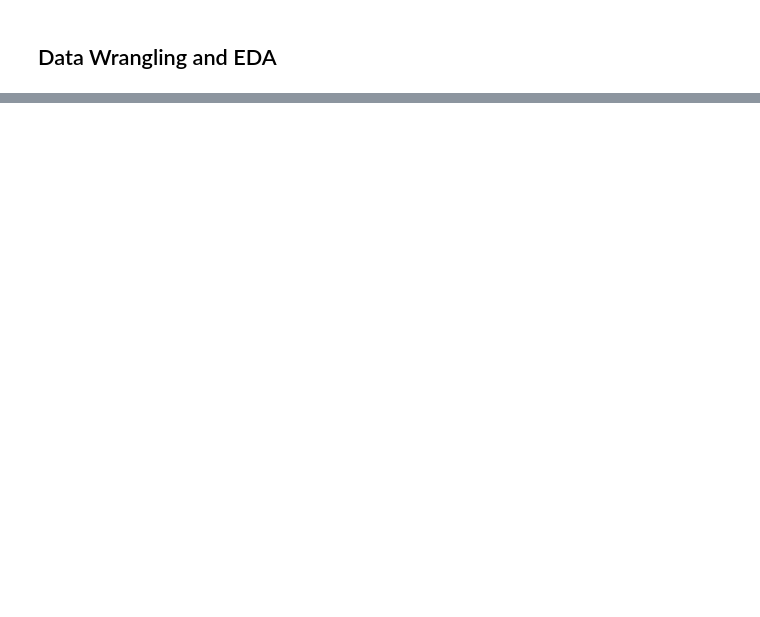
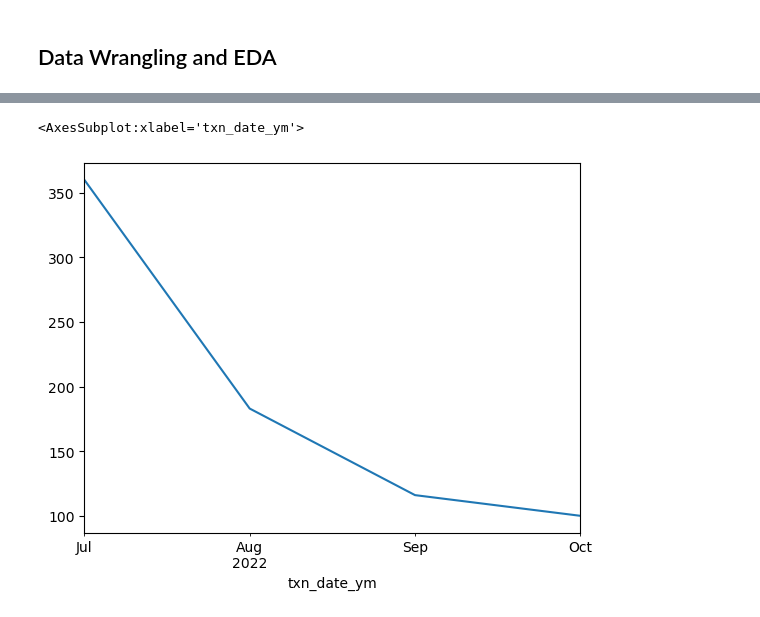
Before and after one commit to nicolas2192/CustomerLifeTimeValue, a Jupyter notebook: notebooks/mpesa.ipynb, the cells around one changed output, grey strips where cells are left out. Saved outputs shown, nothing was run; the diff lists cells and outputs as text; code cells hidden in the pictures; blank space fills up the shorter version.

```diff
--- a/notebooks/mpesa.ipynb
+++ b/notebooks/mpesa.ipynb
@@ -83,0 +239,6 @@ memory usage: 11.4+ MB
+# %%
+cohort = '2022-07'
+co = ae[ae['user_date_ym'] == cohort][['txn_id', 'user_id', 'txn_date', 'txn_date_ym', 'amount_usd']].reset_index(drop=True)
+# %%
+co_summary = co.groupby('txn_date_ym').agg({'txn_id': 'count', 'user_id': 'nunique', 'amount_usd': 'mean'})
+co_summary
@@ -83,0 +252,6 @@ memory usage: 11.4+ MB
+# %%
+# As expected, the number of customers drops as time goes by.
+co_summary['user_id'].plot()
+# %% [output]
+<AxesSubplot:xlabel='txn_date_ym'>
+[figure, added]
```
Also changed, not shown: parts of 72 cells of this notebook, 1 other file.
